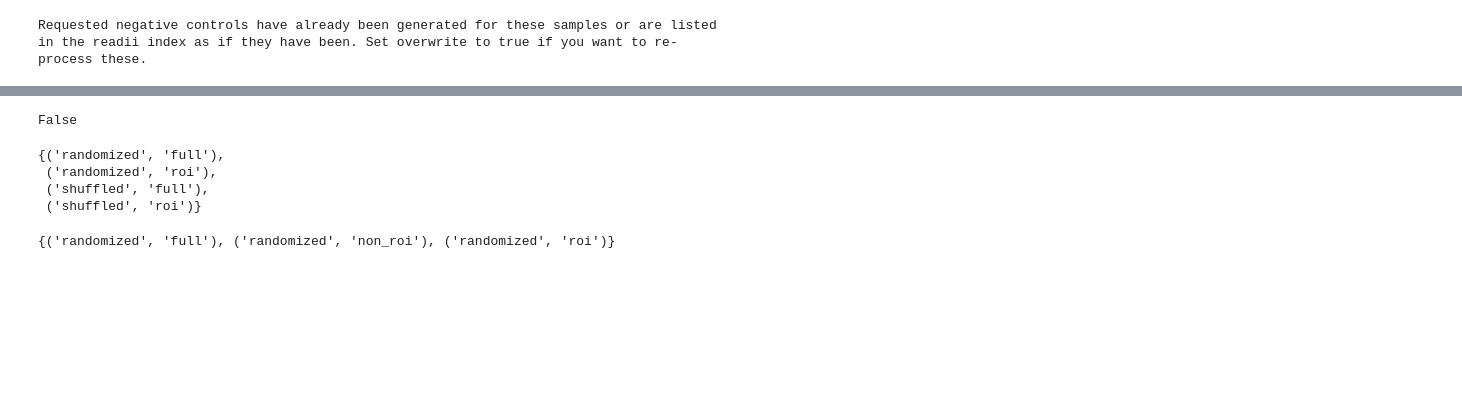
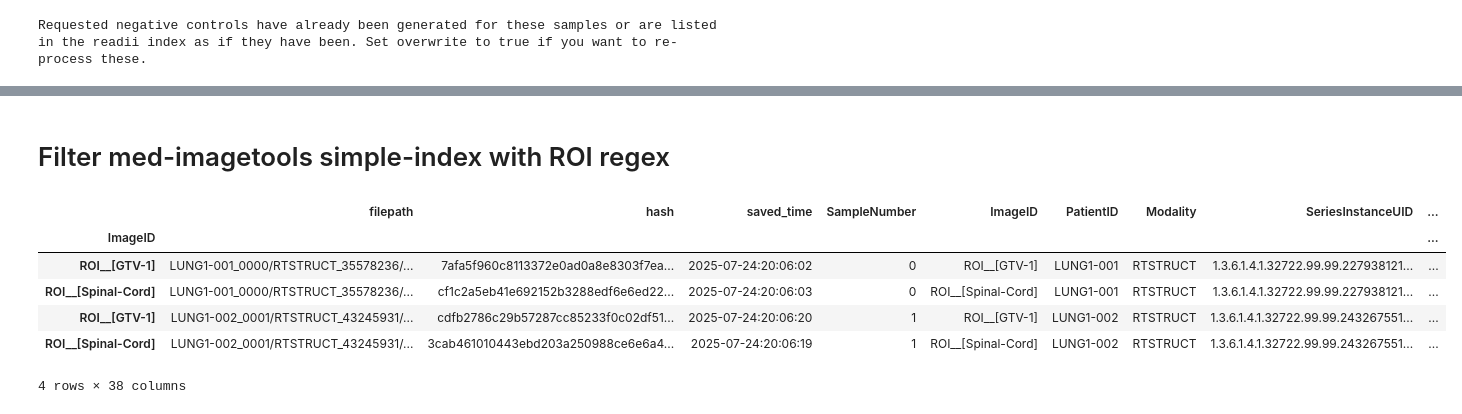
Before and after one commit to bhklab/readii_2_roqc, a Jupyter notebook: sandbox/debug_make_negative_controls.ipynb, the cells around one changed output, grey strips where cells are left out. Drawn from its saved outputs; the diff is of its cells as text; code cells hidden in the pictures; blank space fills up the shorter version.

```diff
--- a/sandbox/debug_make_negative_controls.ipynb
+++ b/sandbox/debug_make_negative_controls.ipynb
@@ -259,15 +247,50 @@ requested = {itype for itype in itertools.product([permutation.name() for permut
-# %%
-requested.issubset(processed)
-# %% [output]
-False
-# %%
-processed
-# %% [output]
-{('randomized', 'full'),
- ('randomized', 'roi'),
- ('shuffled', 'full'),
- ('shuffled', 'roi')}
-# %%
-requested
-# %% [output]
-{('randomized', 'full'), ('randomized', 'non_roi'), ('randomized', 'roi')}
+# %% [markdown]
+# Filter med-imagetools simple-index with ROI regex
+# %%
+def roi_filter_mask_metadata(mask_metadata:pd.DataFrame,
+                         dataset_config:dict
+                         ):
+    # Get the metadata rows with the specified ROIs - here for when autopipeline is run with more ROIs set to be extracted than want to be processed with R2R
+    roi_regex = dataset_config["MIT"]["ROI_MATCH_MAP"]
+    roi_strategy = dataset_config["MIT"]["ROI_STRATEGY"]
+    mask_modality = dataset_config["MIT"]["MODALITIES"]["mask"]
+
+    roi_regex_list = roi_regex.split(":")
+    roi_key = roi_regex_list[0]
+    roi_matches = roi_regex_list[1].strip("'").split(",")
+
+    match roi_strategy:
+        case 'MERGE':
+            filtered_mask_metadata = mask_metadata[(mask_metadata['ImageID'] == roi_key) & (mask_metadata['Modality'] == mask_modality)]
+        case 'SEPARATE':
+            # Get the combined roi key and match in the format generated by autopipeline separate = {roi_key}__{roi_items} with necessary escape characters for regex
+            image_id_regex_combos = {rf"{roi_key}__\[{item}\]" for item in roi_matches}
+            # Join each combination into a single regex string, separated by | for or
+            image_id_regex = r"|".join(image_id_regex_combos)
+            # Set a copy of the ImageID column as the index for the filtering function to use
+            filtered_mask_metadata = mask_metadata.set_index('ImageID', drop=False)
+            # Filter the dataset based on the regex string generated from the ROI Match Map
+            filtered_mask_metadata = filtered_mask_metadata.filter(regex=image_id_regex, axis=0)
+            # Restore the numeric index
+            filtered_mask_metadata.reset_index(drop=True)
+            filtered_mask_metadata = filtered_mask_metadata[(filtered_mask_metadata['Modality'] == mask_modality)]
+        case _:
+            message = f"The roi strategy {roi_strategy} is not handled by this function. No filtering will be applied."
+            logger.info(message)
+            filtered_mask_metadata = mask_metadata
+
+
+    return filtered_mask_metadata
+# %%
+dataset_config = loadImageDatasetConfig("NSCLC-Radiomics.yaml", "/Users/katyscott/Documents/BHKLab_GitHub/readii_2_roqc/config/datasets")
+dataset_index = pd.read_csv("/Users/katyscott/Documents/BHKLab_GitHub/readii_2_roqc/data/procdata/TCIA_NSCLC-Radiomics/images/mit_NSCLC-Radiomics/mit_NSCLC-Radiomics_index-simple.csv")
+
+roi_filter_mask_metadata(dataset_index, dataset_config)
+# %% [output]
+|  | filepath | hash | saved_time | SampleNumber | ImageID | PatientID | Modality | SeriesInstanceUID | ... |
+| ImageID |  |  |  |  |  |  |  |  | ... |
+| ROI__[GTV-1] | LUNG1-001_0000/RTSTRUCT_35578236/... | 7afa5f960c8113372e0ad0a8e8303f7ea... | 2025-07-24:20:06:02 | 0 | ROI__[GTV-1] | LUNG1-001 | RTSTRUCT | 1.3.6.1.4.1.32722.99.99.227938121... | ... |
+| ROI__[Spinal-Cord] | LUNG1-001_0000/RTSTRUCT_35578236/... | cf1c2a5eb41e692152b3288edf6e6ed22... | 2025-07-24:20:06:03 | 0 | ROI__[Spinal-Cord] | LUNG1-001 | RTSTRUCT | 1.3.6.1.4.1.32722.99.99.227938121... | ... |
+| ROI__[GTV-1] | LUNG1-002_0001/RTSTRUCT_43245931/... | cdfb2786c29b57287cc85233f0c02df51... | 2025-07-24:20:06:20 | 1 | ROI__[GTV-1] | LUNG1-002 | RTSTRUCT | 1.3.6.1.4.1.32722.99.99.243267551... | ... |
+| ROI__[Spinal-Cord] | LUNG1-002_0001/RTSTRUCT_43245931/... | 3cab461010443ebd203a250988ce6e6a4... | 2025-07-24:20:06:19 | 1 | ROI__[Spinal-Cord] | LUNG1-002 | RTSTRUCT | 1.3.6.1.4.1.32722.99.99.243267551... | ... |
+4 rows × 38 columns
```
Also changed, not shown: parts of 7 cells of this notebook, 1 other file.
